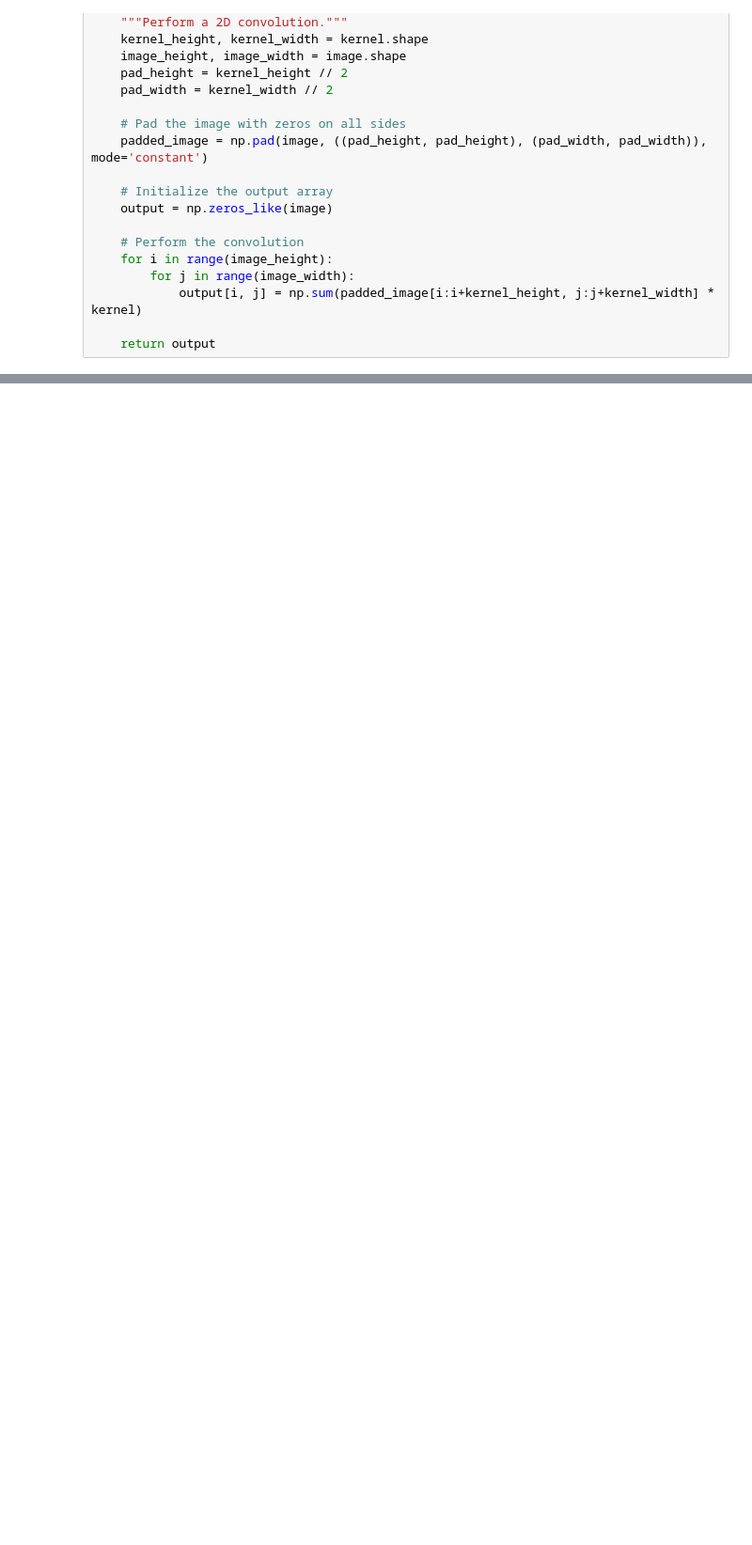
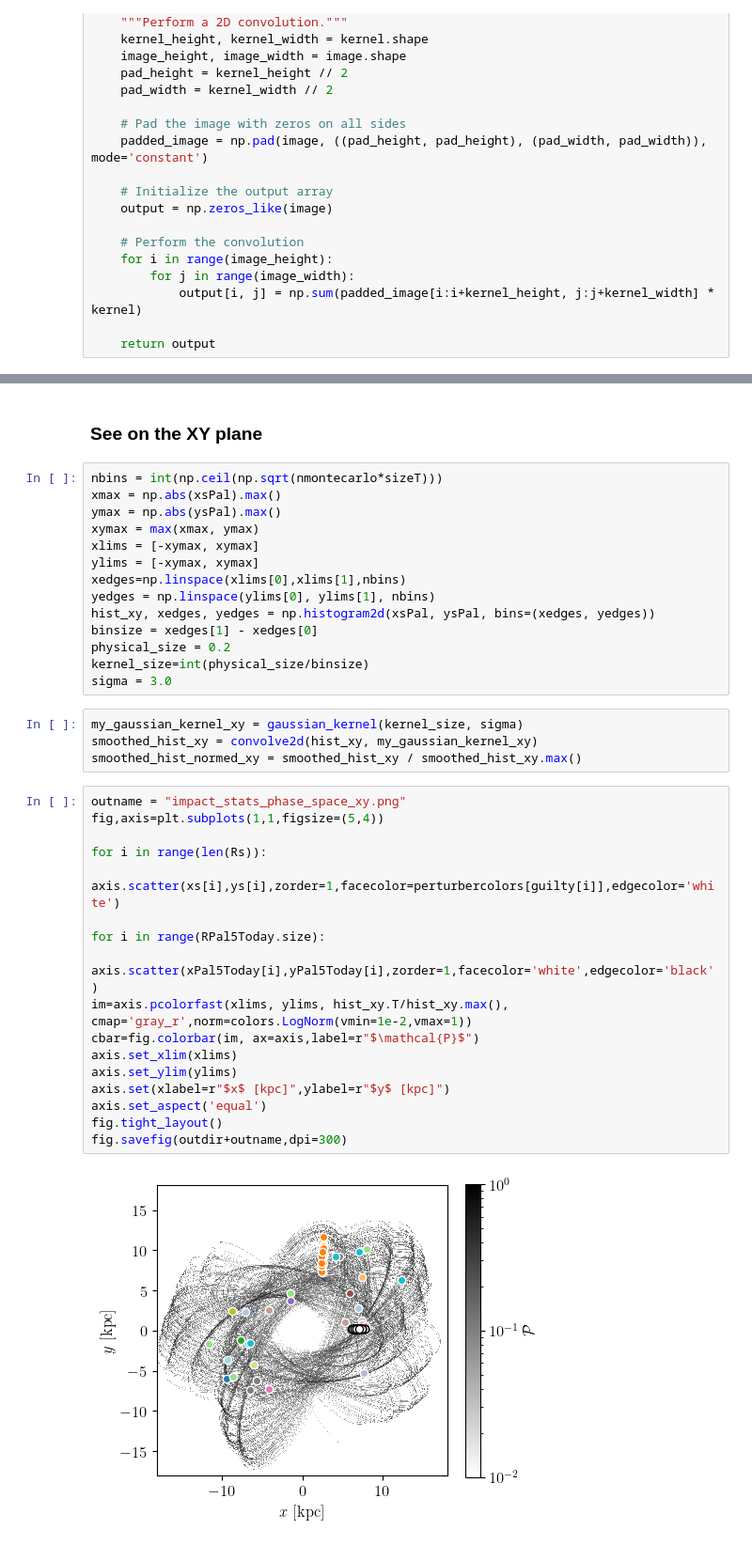
Before and after one commit to salvatore-ferrone/stream_analysis, a Jupyter notebook: figures/perturber_statistics.ipynb, the cells around one changed output, grey strips where cells are left out. Shown at 94% size. Cells and saved outputs as stored; diff of their text form; blank space fills up the shorter version.

Commit message:
updated notebook for xy-plane

```diff
--- a/figures/perturber_statistics.ipynb
+++ b/figures/perturber_statistics.ipynb
@@ -458 +465,40 @@ fig.savefig(outdir+outname,dpi=300)
+# %% [markdown]
+### See on the XY plane
+# %%
+nbins = int(np.ceil(np.sqrt(nmontecarlo*sizeT)))
+xmax = np.abs(xsPal).max()
+ymax = np.abs(ysPal).max()
+xymax = max(xmax, ymax)
+xlims = [-xymax, xymax]
+ylims = [-xymax, xymax]
+xedges=np.linspace(xlims[0],xlims[1],nbins)
+yedges = np.linspace(ylims[0], ylims[1], nbins)
+hist_xy, xedges, yedges = np.histogram2d(xsPal, ysPal, bins=(xedges, yedges))
+binsize = xedges[1] - xedges[0]
+physical_size = 0.2
+kernel_size=int(physical_size/binsize)
+sigma = 3.0
+# %%
+my_gaussian_kernel_xy = gaussian_kernel(kernel_size, sigma)
+smoothed_hist_xy = convolve2d(hist_xy, my_gaussian_kernel_xy)
+smoothed_hist_normed_xy = smoothed_hist_xy / smoothed_hist_xy.max()
+# %%
+outname = "impact_stats_phase_space_xy.png"
+fig,axis=plt.subplots(1,1,figsize=(5,4))
+
+for i in range(len(Rs)):
+    axis.scatter(xs[i],ys[i],zorder=1,facecolor=perturbercolors[guilty[i]],edgecolor='white')
+
+for i in range(RPal5Today.size):
+    axis.scatter(xPal5Today[i],yPal5Today[i],zorder=1,facecolor='white',edgecolor='black')
+im=axis.pcolorfast(xlims, ylims, hist_xy.T/hist_xy.max(), cmap='gray_r',norm=colors.LogNorm(vmin=1e-2,vmax=1))
+cbar=fig.colorbar(im, ax=axis,label=r"$\mathcal{P}$")
+axis.set_xlim(xlims)
+axis.set_ylim(ylims)
+axis.set(xlabel=r"$x$ [kpc]",ylabel=r"$y$ [kpc]")
+axis.set_aspect('equal')
+fig.tight_layout()
+fig.savefig(outdir+outname,dpi=300)
+# %% [output]
+[figure, added]
 # %% [markdown]
```
Also changed, not shown: parts of 11 cells of this notebook, 4 other files.
